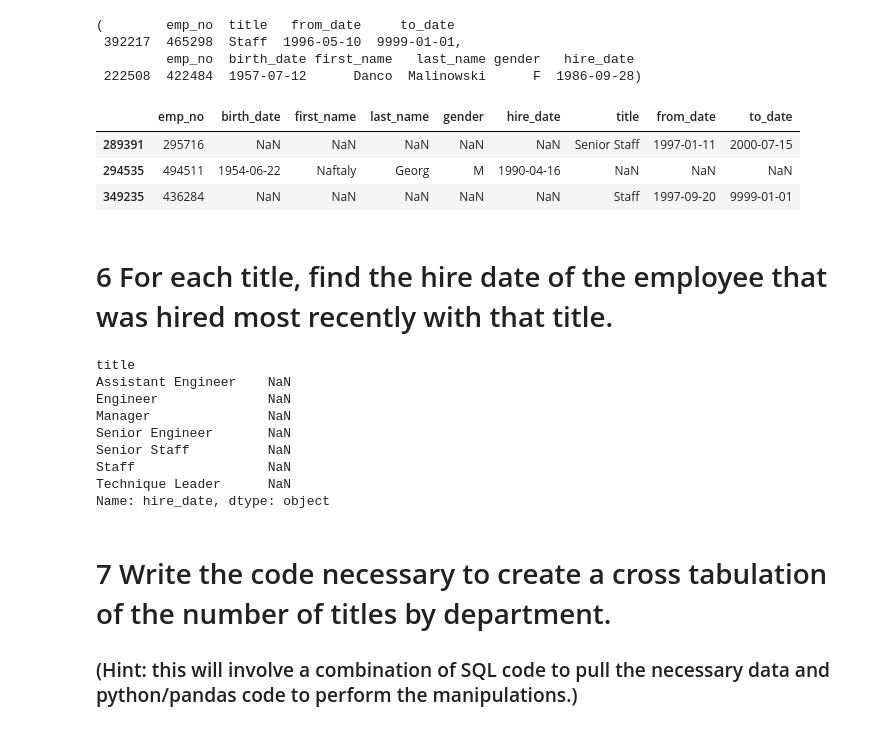
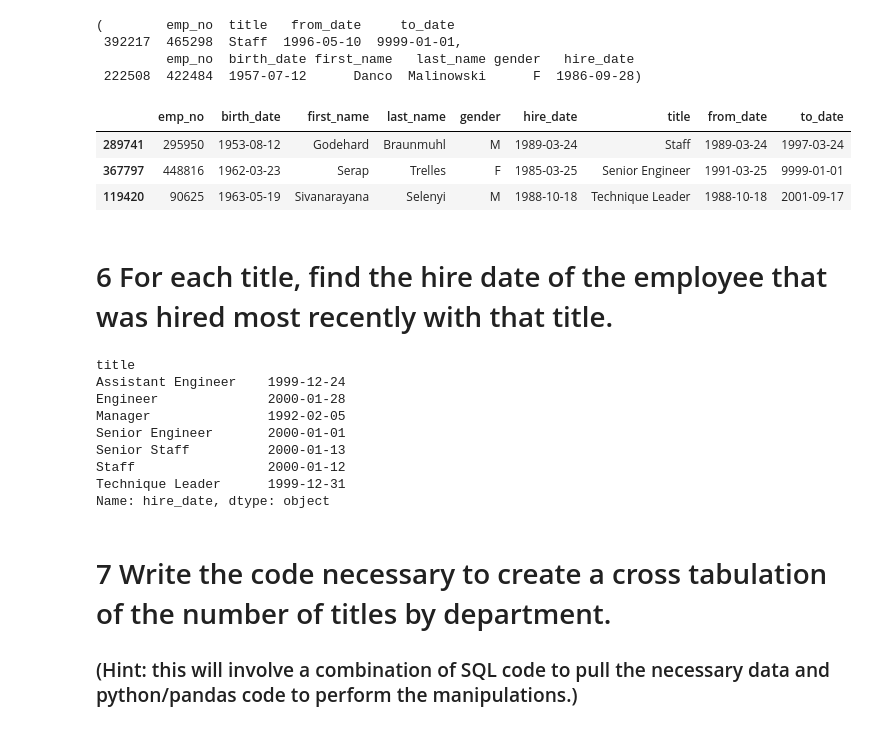
Before and after one commit to Ramiro-Lopez/numpy-pandas-visualization-exercises, a Jupyter notebook: advanced_dataframes.ipynb, the cells around one changed output. Drawn from its saved outputs; the diff is of its cells as text; code cells hidden in the pictures.

Commit message:
adding advanced dataframes

```diff
--- a/advanced_dataframes.ipynb
+++ b/advanced_dataframes.ipynb
@@ -563,26 +563,26 @@ titles.sample(1), employees.sample(1)
          emp_no  birth_date first_name   last_name gender   hire_date
  222508  422484  1957-07-12      Danco  Malinowski      F  1986-09-28)
 # %%
-emp_title_df = pd.concat([employees, titles], axis=0)
+emp_title_df = employees.merge(titles, left_on='emp_no', right_on='emp_no', how='inner')
 emp_title_df.sample(3)
 # %% [output]
 |  | emp_no | birth_date | first_name | last_name | gender | hire_date | title | from_date | to_date |
-| 289391 | 295716 | NaN | NaN | NaN | NaN | NaN | Senior Staff | 1997-01-11 | 2000-07-15 |
-| 294535 | 494511 | 1954-06-22 | Naftaly | Georg | M | 1990-04-16 | NaN | NaN | NaN |
-| 349235 | 436284 | NaN | NaN | NaN | NaN | NaN | Staff | 1997-09-20 | 9999-01-01 |
+| 289741 | 295950 | 1953-08-12 | Godehard | Braunmuhl | M | 1989-03-24 | Staff | 1989-03-24 | 1997-03-24 |
+| 367797 | 448816 | 1962-03-23 | Serap | Trelles | F | 1985-03-25 | Senior Engineer | 1991-03-25 | 9999-01-01 |
+| 119420 | 90625 | 1963-05-19 | Sivanarayana | Selenyi | M | 1988-10-18 | Technique Leader | 1988-10-18 | 2001-09-17 |
 # %% [markdown]
 # 6 For each title, find the hire date of the employee that was hired most recently with that title.
 # %%
 emp_title_df.groupby('title').hire_date.max()
 # %% [output]
 title
-Assistant Engineer    NaN
-Engineer              NaN
-Manager               NaN
-Senior Engineer       NaN
-Senior Staff          NaN
-Staff                 NaN
-Technique Leader      NaN
+Assistant Engineer    1999-12-24
+Engineer              2000-01-28
+Manager               1992-02-05
+Senior Engineer       2000-01-01
+Senior Staff          2000-01-13
+Staff                 2000-01-12
+Technique Leader      1999-12-31
 Name: hire_date, dtype: object
 # %% [markdown]
 # 7 Write the code necessary to create a cross tabulation of the number of titles by department.
```
Also changed, not shown: parts of 7 cells of this notebook.
